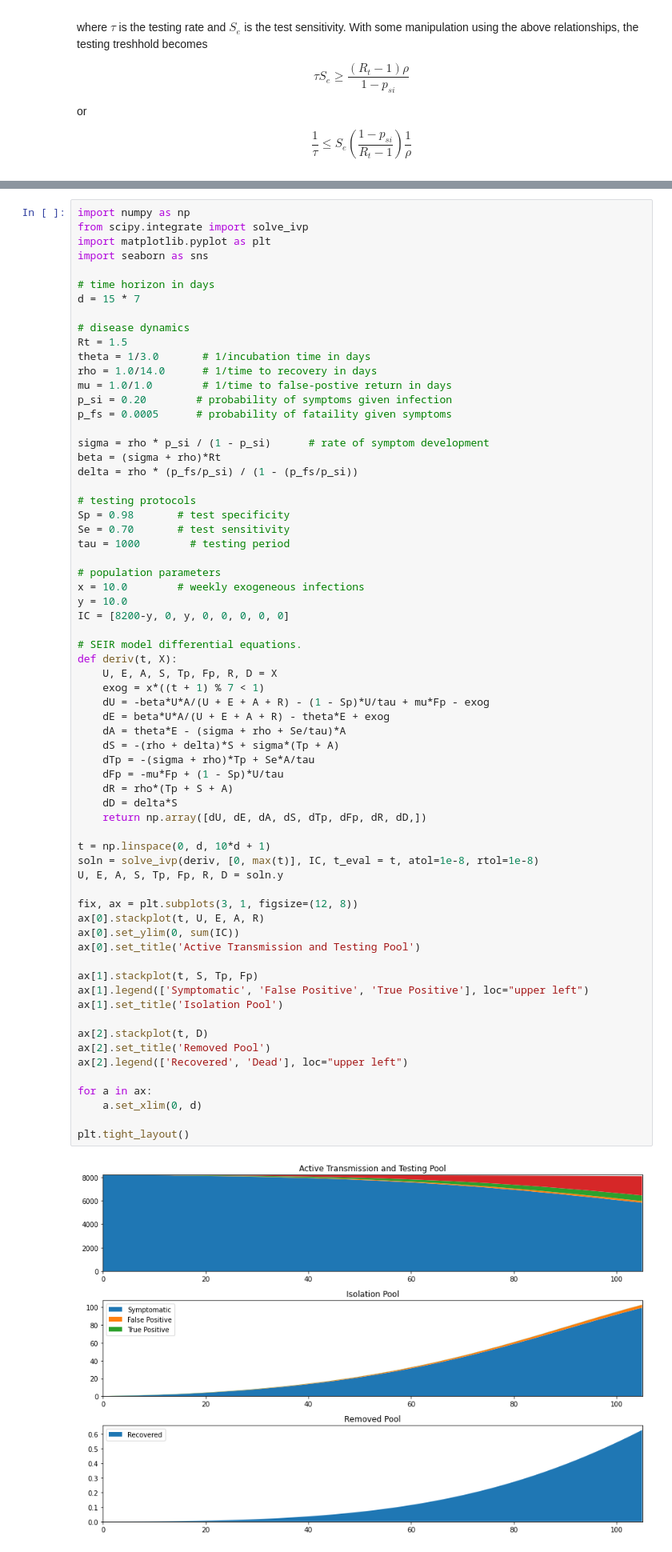
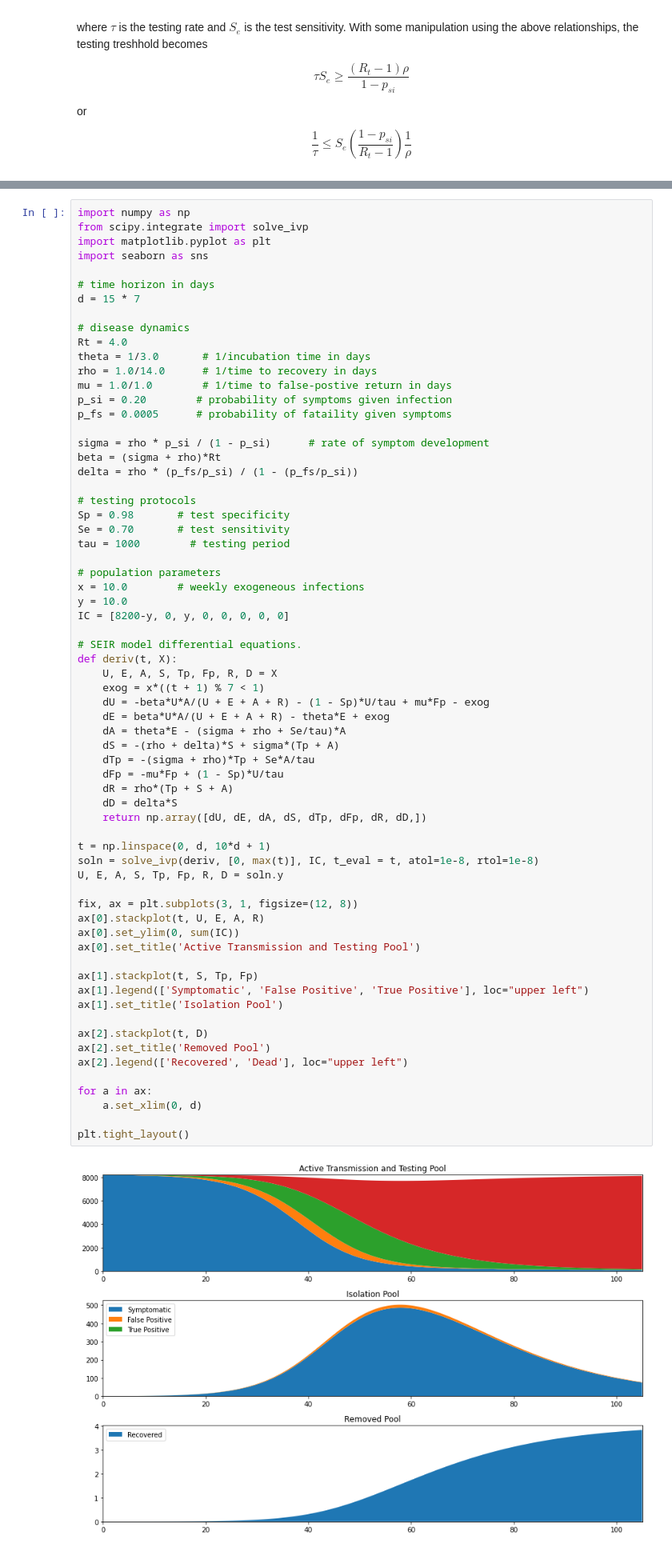
Before and after one commit to jckantor/CBE40455-2020, a Jupyter notebook: notebooks/02.03-Campus-reopening.ipynb, the cells around one changed output, grey strips where cells are left out. Shown at 80% size. Cells and saved outputs as stored; diff of their text form.

```diff
--- a/notebooks/02.03-Campus-reopening.ipynb
+++ b/notebooks/02.03-Campus-reopening.ipynb
@@ -123,7 +127,7 @@ import seaborn as sns
 d = 15 * 7
 
 # disease dynamics
-Rt = 1.5
+Rt = 4.0
 theta = 1/3.0       # 1/incubation time in days
 rho = 1.0/14.0      # 1/time to recovery in days
 mu = 1.0/1.0        # 1/time to false-postive return in days
@@ -153,31 +157,31 @@ def deriv(t, X):
     dA = theta*E - (sigma + rho + Se/tau)*A
     dS = -(rho + delta)*S + sigma*(Tp + A)
     dTp = -(sigma + rho)*Tp + Se*A/tau
     dFp = -mu*Fp + (1 - Sp)*U/tau
     dR = rho*(Tp + S + A)
     dD = delta*S
     return np.array([dU, dE, dA, dS, dTp, dFp, dR, dD,])
 
 t = np.linspace(0, d, 10*d + 1)
 soln = solve_ivp(deriv, [0, max(t)], IC, t_eval = t, atol=1e-8, rtol=1e-8)
 U, E, A, S, Tp, Fp, R, D = soln.y
 
 fix, ax = plt.subplots(3, 1, figsize=(12, 8))
 ax[0].stackplot(t, U, E, A, R)
 ax[0].set_ylim(0, sum(IC))
 ax[0].set_title('Active Transmission and Testing Pool')
 
 ax[1].stackplot(t, S, Tp, Fp)
 ax[1].legend(['Symptomatic', 'False Positive', 'True Positive'], loc="upper left")
 ax[1].set_title('Isolation Pool')
 
 ax[2].stackplot(t, D)
 ax[2].set_title('Removed Pool')
 ax[2].legend(['Recovered', 'Dead'], loc="upper left")
 
 for a in ax:
     a.set_xlim(0, d)
 
 plt.tight_layout()
 # %% [output]
-[figure, old version]
+[figure, new version]
```
Also changed, not shown: parts of 2 cells of this notebook, 10 other files.
